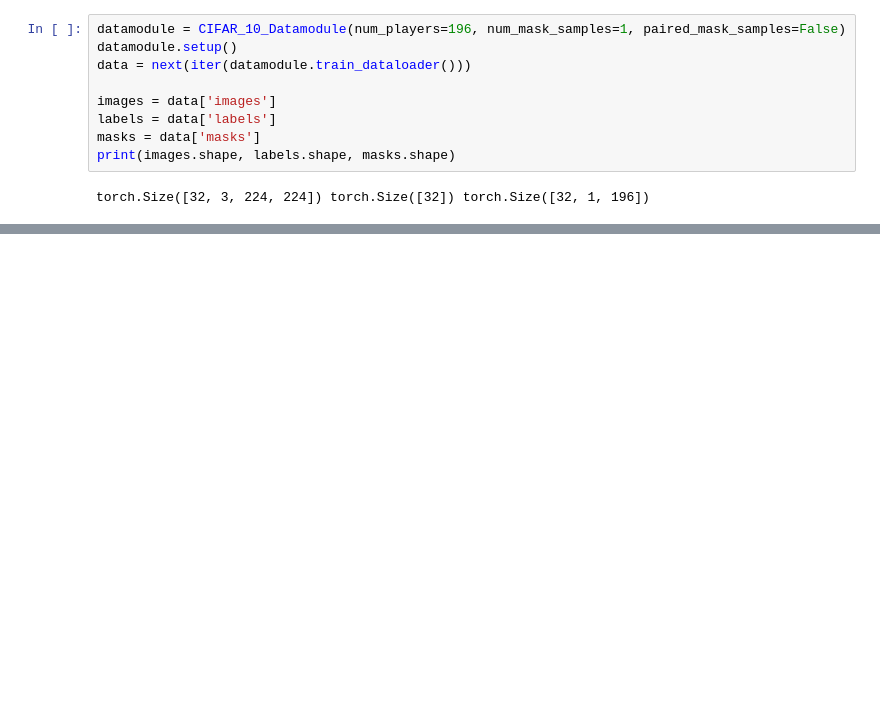
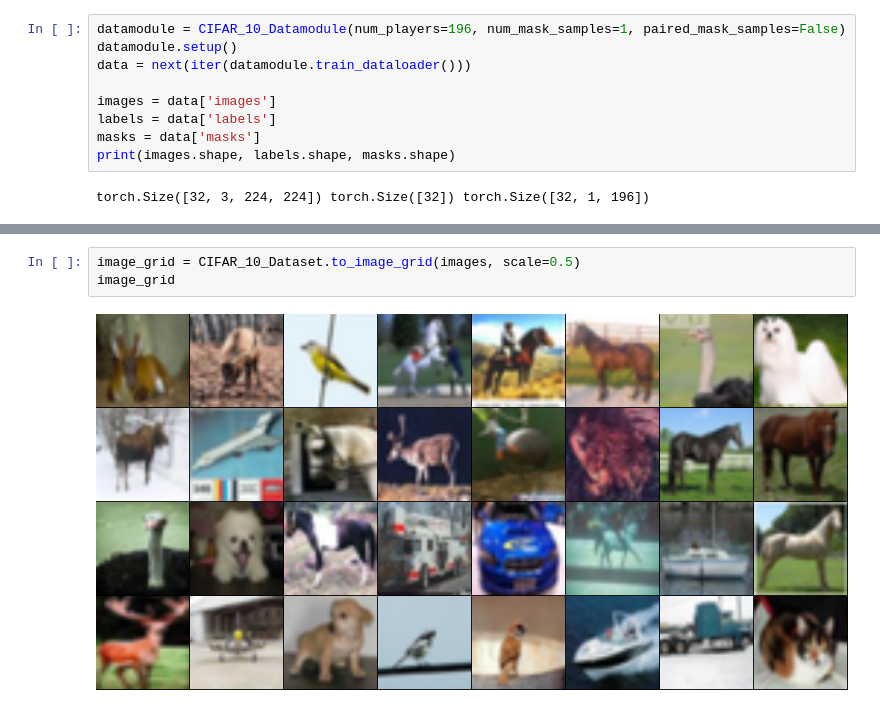
Before and after one commit to jacek-tomasz-rutkowski/magisterka, a Jupyter notebook: T2T_ViT/visualize_explainer.ipynb, the cells around one changed output, grey strips where cells are left out. Drawn from its saved outputs; the diff is of its cells as text; blank space fills up the shorter version.

```diff
--- a/T2T_ViT/visualize_explainer.ipynb
+++ b/T2T_ViT/visualize_explainer.ipynb
@@ -64,0 +134,5 @@ torch.Size([32, 196, 10])
+# %%
+image_grid = CIFAR_10_Dataset.to_image_grid(images, scale=0.5)
+image_grid
+# %% [output]
+[figure, added]
```
Also changed, not shown: parts of 12 cells of this notebook, 3 other files.
